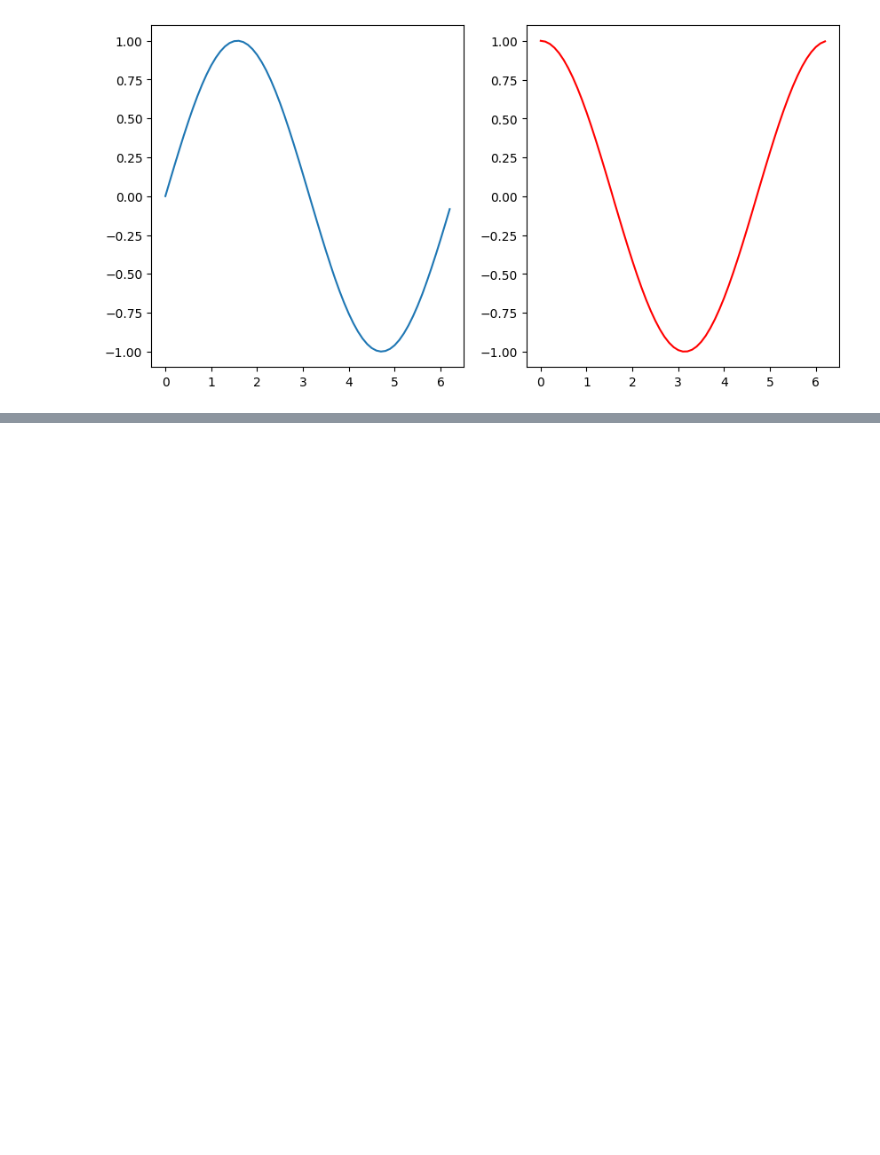
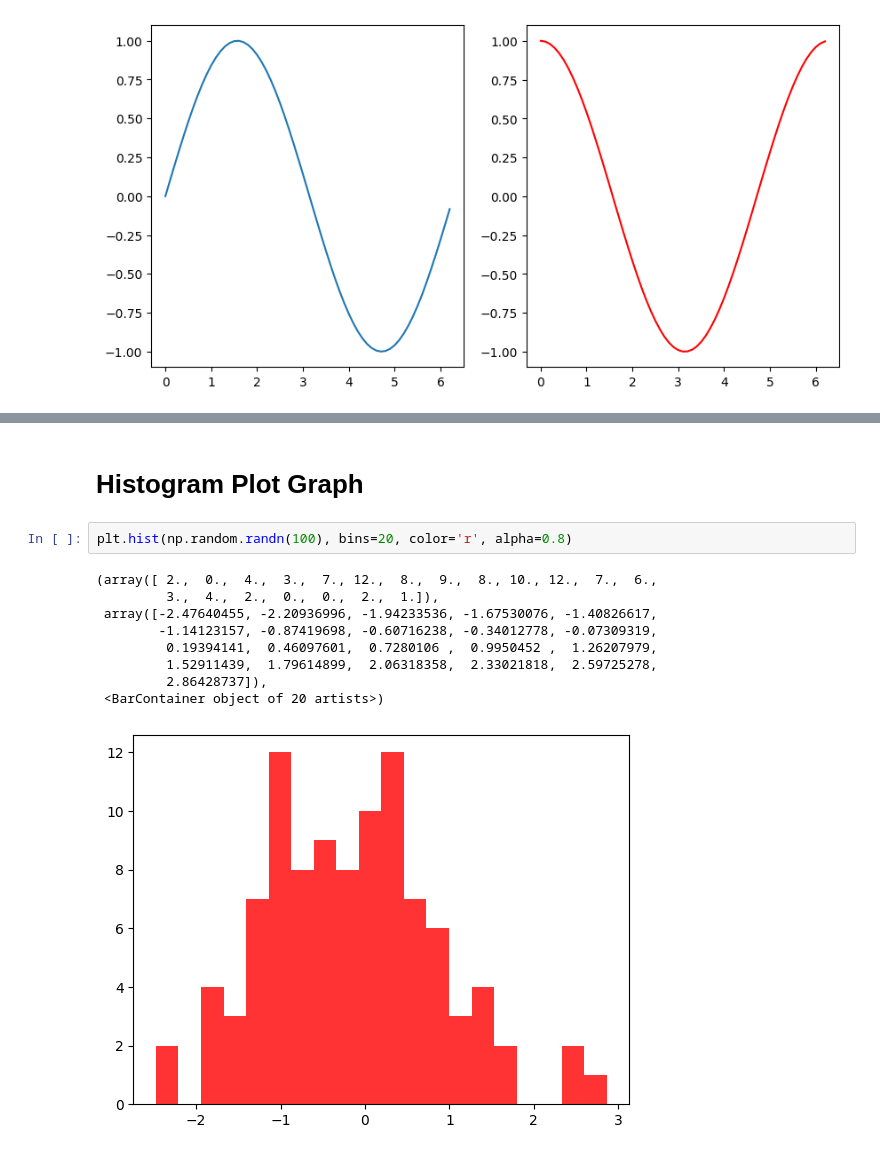
Before and after one commit to JANNIES99/Data_Science_Python_Tool, a Jupyter notebook: Matplotlab.ipynb, the cells around one changed output, grey strips where cells are left out. Cells and saved outputs as stored; diff of their text form; blank space fills up the shorter version.

```diff
--- a/Matplotlab.ipynb
+++ b/Matplotlab.ipynb
@@ -77,0 +96,14 @@ plt.show()
+# %% [markdown]
+# **Histogram Plot Graph**
+# %%
+plt.hist(np.random.randn(100), bins=20, color='r', alpha=0.8)
+# %% [output]
+(array([ 2.,  0.,  4.,  3.,  7., 12.,  8.,  9.,  8., 10., 12.,  7.,  6.,
+         3.,  4.,  2.,  0.,  0.,  2.,  1.]),
+ array([-2.47640455, -2.20936996, -1.94233536, -1.67530076, -1.40826617,
+        -1.14123157, -0.87419698, -0.60716238, -0.34012778, -0.07309319,
+         0.19394141,  0.46097601,  0.7280106 ,  0.9950452 ,  1.26207979,
+         1.52911439,  1.79614899,  2.06318358,  2.33021818,  2.59725278,
+         2.86428737]),
+ <BarContainer object of 20 artists>)
+[figure, added]
```
Also changed, not shown: parts of 9 cells of this notebook.
